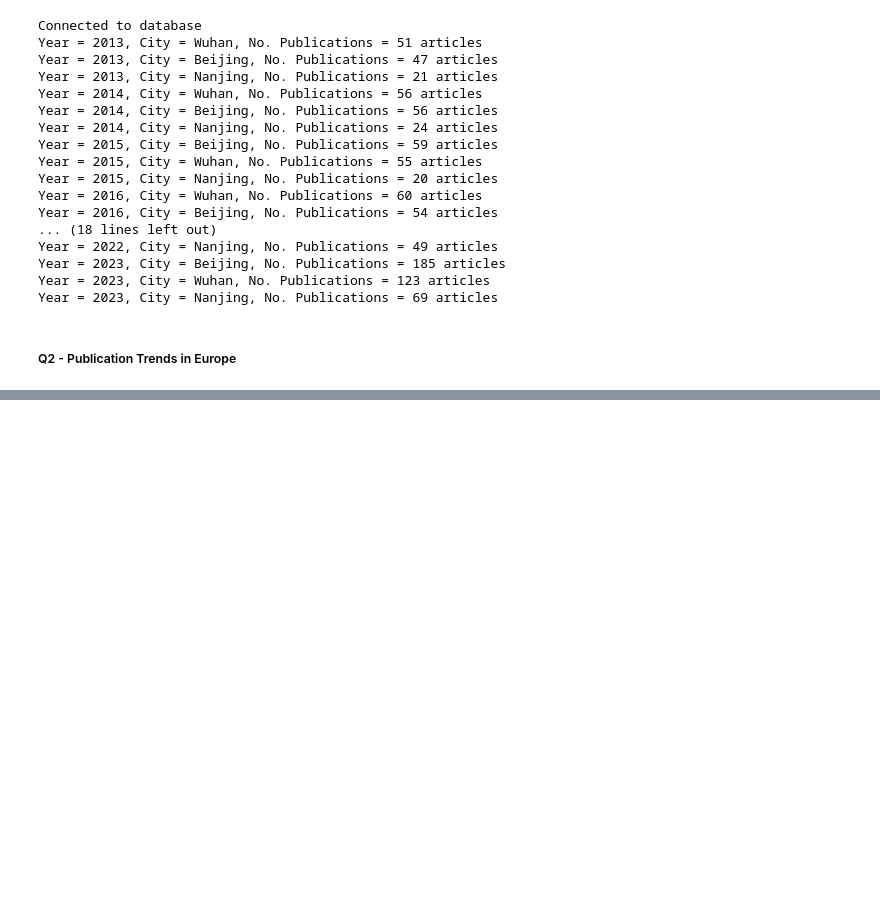
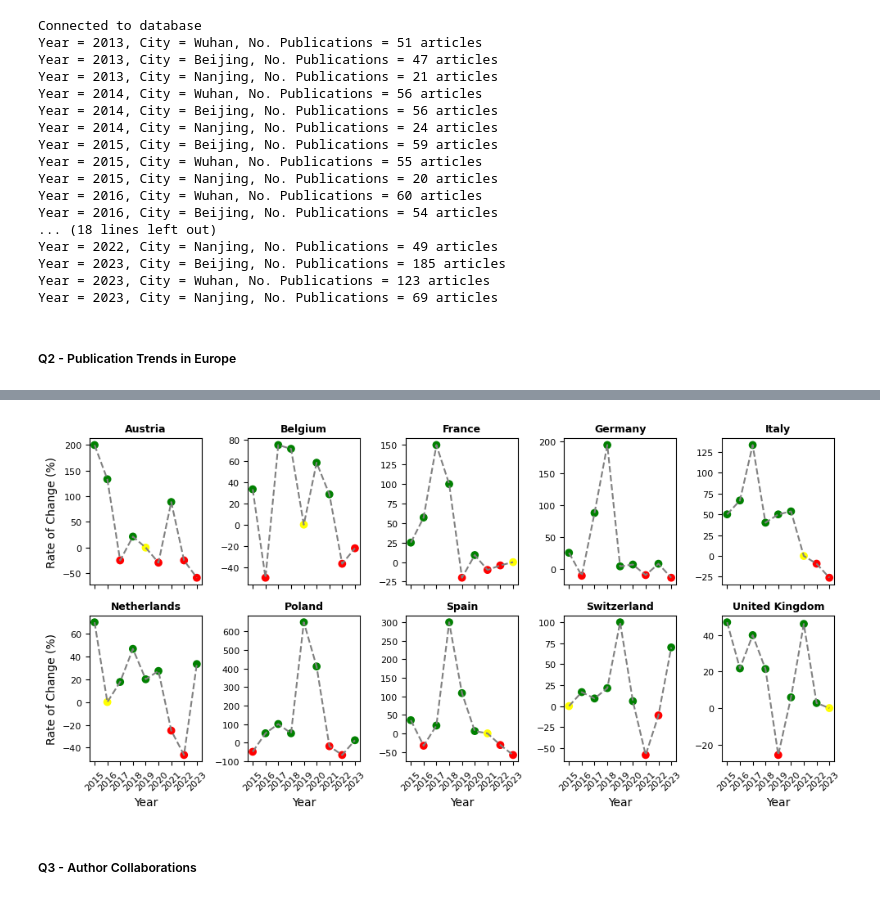
Before and after one commit to Arg-Pep/CS648---Project-ID-24-8, a Jupyter notebook: CS648 - Code.ipynb, the cells around one changed output, grey strips where cells are left out. Drawn from its saved outputs; the diff is of its cells as text; code cells hidden in the pictures; blank space fills up the shorter version.

```diff
--- a/CS648 - Code.ipynb
+++ b/CS648 - Code.ipynb
@@ -947,0 +1064,56 @@ Year = 2023, City = Nanjing, No. Publications = 69 articles
+# %%
+# Rate of change from top 10 European countries with most number of publications
+
+# Calculate the rate of change every 2 years - a new df is created using the pivoted table
+europe_roc = Count_Europe.pct_change(periods=2) * 100
+
+# Drop the first two rows - 2013 and 2014 - as they have no value assigned
+europe_roc = europe_roc.drop([europe_roc.index[0],europe_roc.index[1]])
+
+# Select top 10 European countries with most number of publications
+europe_roc = europe_roc[['Austria', 'Belgium', 'France', 'Germany', 'Italy', 'Netherlands', 'Poland', 'Spain', 'Switzerland' ,'United Kingdom']]
+europe_roc['Pub_Year'] = europe_roc.index # reset index
+
+# Replace Inf values with NaN
+#europe_roc.replace([np.inf, -np.inf], np.nan, inplace=True)
+# %%
+# Extract the list of countries from df
+countries = europe_roc.columns.difference(['Pub_Year'])
+
+# Subplots
+fig, axes = plt.subplots(2, 5, figsize=(10, 5))
+
+# Flatten the axes array
+axes = axes.flatten()
+
+# Loop through each country and create the plot
+for i,country in enumerate(countries):
+    colours = ['green' if val > 0 else 'yellow' if val == 0 else 'red' for val in europe_roc[country]]
+    ax = axes[i]
+    ax.plot(europe_roc['Pub_Year'], europe_roc[country], linestyle="--", color='gray', label="Rate of Change")
+    ax.scatter(europe_roc['Pub_Year'], europe_roc[country], color=colours)
+    ax.set_xticks(europe_roc['Pub_Year'])
+    ax.set_xticklabels(europe_roc['Pub_Year'], rotation=45, fontsize=8)
+    ax.tick_params(axis='y', labelsize=8)
+    ax.set_title(country, fontsize=9, weight='bold')
+    # ax.set_ylabel('Rate of Change (%)')
+    # ax.set_xlabel('Year', fontsize=10)
+
+    # Set y-label only on the leftmost column
+    if i % 5 == 0:
+        ax.set_ylabel('Rate of Change (%)')
+    # else:
+    #     ax.set_yticklabels([])
+
+    # Set x-label only on the bottommost row
+    if i // 5 == 1:
+        ax.set_xlabel('Year', fontsize=10)
+    else:
+        ax.set_xticklabels([])
+
+# Adjust layout
+plt.tight_layout()
+# %% [output]
+[figure, added]
+# %% [markdown]
+##### Q3 - Author Collaborations
```
Also changed, not shown: parts of 8 cells of this notebook.
